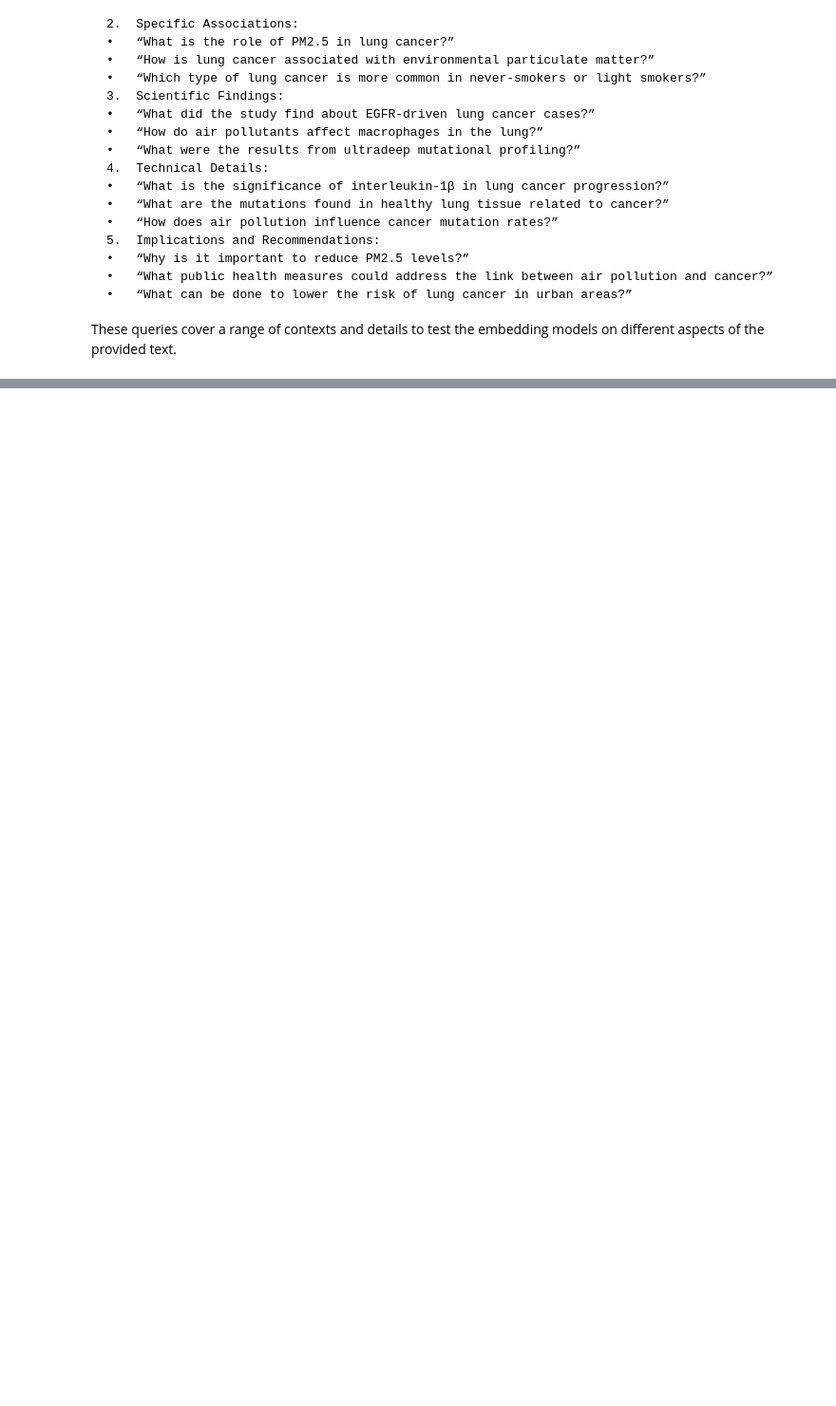
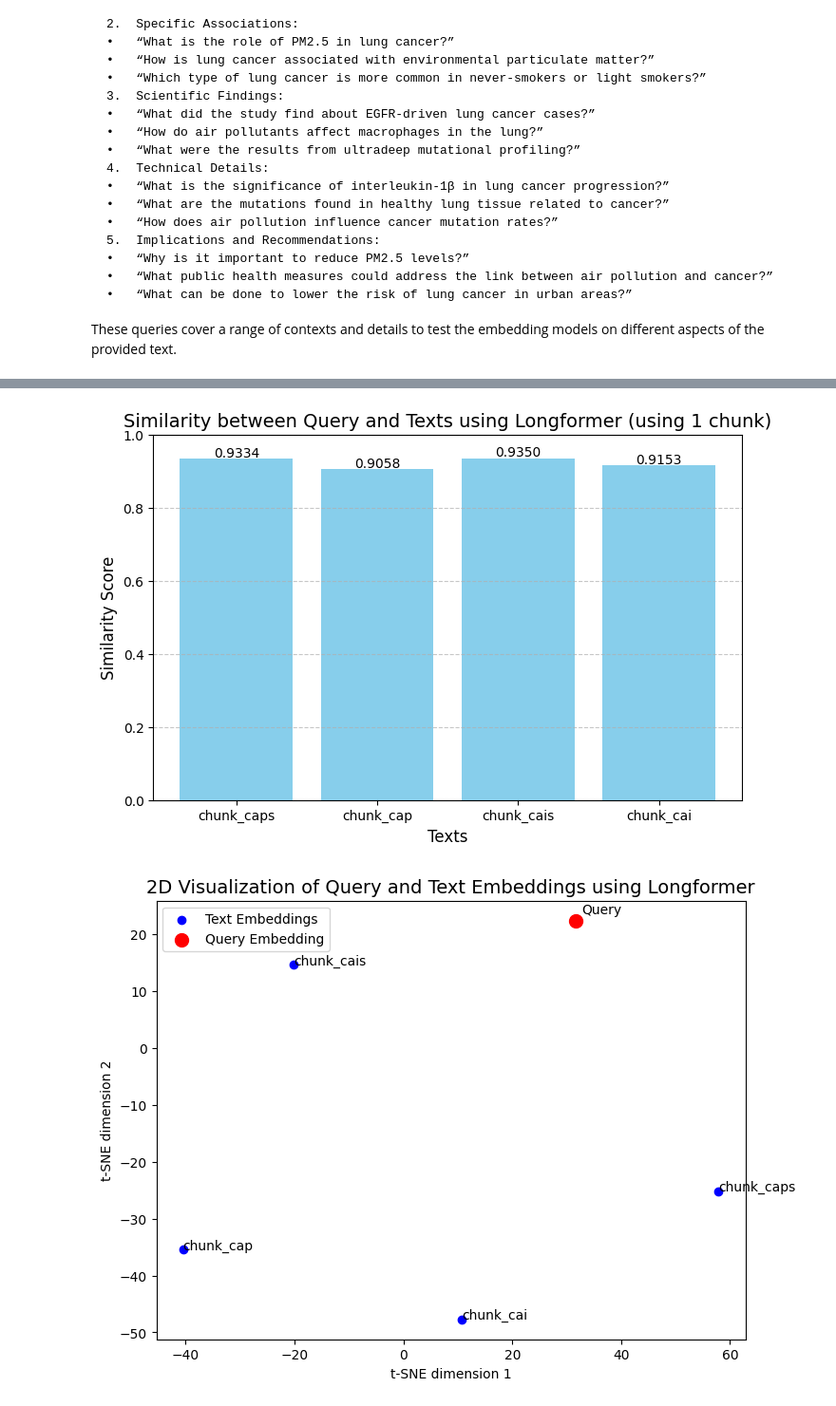
Before and after one commit to jesse-lima-gilead/pubtator_benchiling, a Jupyter notebook: notebooks/embedding_models_visualised.ipynb, the cells around one changed output, grey strips where cells are left out. Shown at 95% size. Drawn from its saved outputs; the diff is of its cells as text; code cells hidden in the pictures; blank space fills up the shorter version.

```diff
--- a/notebooks/embedding_models_visualised.ipynb
+++ b/notebooks/embedding_models_visualised.ipynb
@@ -109,0 +479,10 @@ models = [
+# %%
+#Longformer MODEL
+get_similarity_scores(longformer_similarity, "Longformer")
+
+plot_embeddings_tsne_2d(user_query_longformer_embeddings, longformer_embeddings, "Longformer")
+
+plot_embeddings_tsne_3d(user_query_longformer_embeddings, longformer_embeddings, "Longformer")
+# %% [output]
+[figure, added]
+[figure, added]
```
Also changed, not shown: parts of 22 cells of this notebook, 2 other files.
